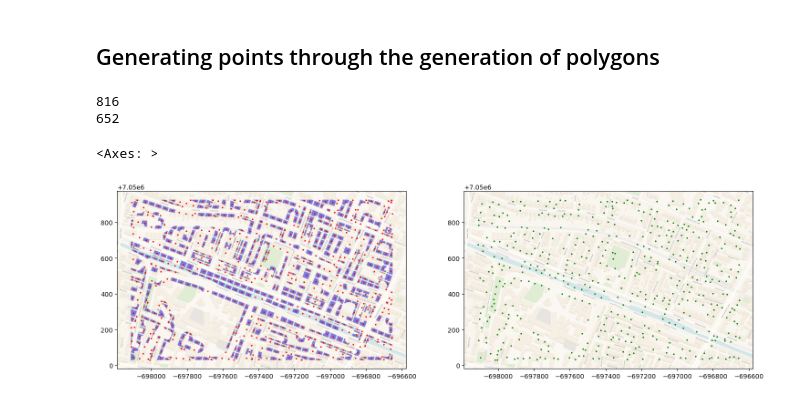
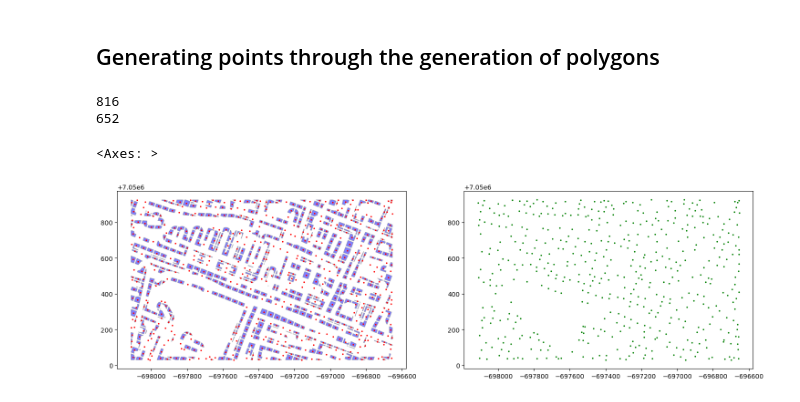
Before and after one commit to paddeaux/radian, a Jupyter notebook: radian_additions.ipynb, the cells around one changed output. Drawn from its saved outputs; the diff is of its cells as text; code cells hidden in the pictures.

```diff
--- a/radian_additions.ipynb
+++ b/radian_additions.ipynb
@@ -526,27 +526,27 @@ building_points_jitter = gdf_jitter(building_buffers.centroid, 5)
 # %%
 fig, axs = plt.subplots(1,2,figsize=(18,15))
 
 for ax in axs.flatten():
     # set basemap for each plot
     buffers.plot(ax=ax, facecolor='none', edgecolor='none', alpha=0.8)
-    cx.add_basemap(ax, crs='EPSG:3857', attribution=False, source=cx.providers.CartoDB.Voyager)
+    #cx.add_basemap(ax, crs='EPSG:3857', attribution=False, source=cx.providers.CartoDB.Voyager)
 
 
 print(len(building_buffers))
 
 # plotting polygons, buffer shapes, and centroids
 building_buffers.sample(600).plot(ax=axs[0], facecolor='blue', edgecolor='grey', alpha=0.5)
 building_buffers.centroid.plot(ax=axs[0], color='red', markersize=2)
 
 print(int(len(building_points_jitter) * 0.8))
 
 # plotting just the points
 building_points_jitter.sample(int(len(building_points_jitter) * 0.6)).plot(ax=axs[1], color='green',markersize=2)
 #roads.plot(ax=axs[1], alpha=0.4)
 
 #building_buffers.to_file("geojson_polygons/whitworth_fake_buildings.geojson", driver="GeoJSON")
 # %% [output]
 816
 652
 <Axes: >
-[figure, old version]
+[figure, new version]
```
Also changed, not shown: parts of 5 cells of this notebook.
